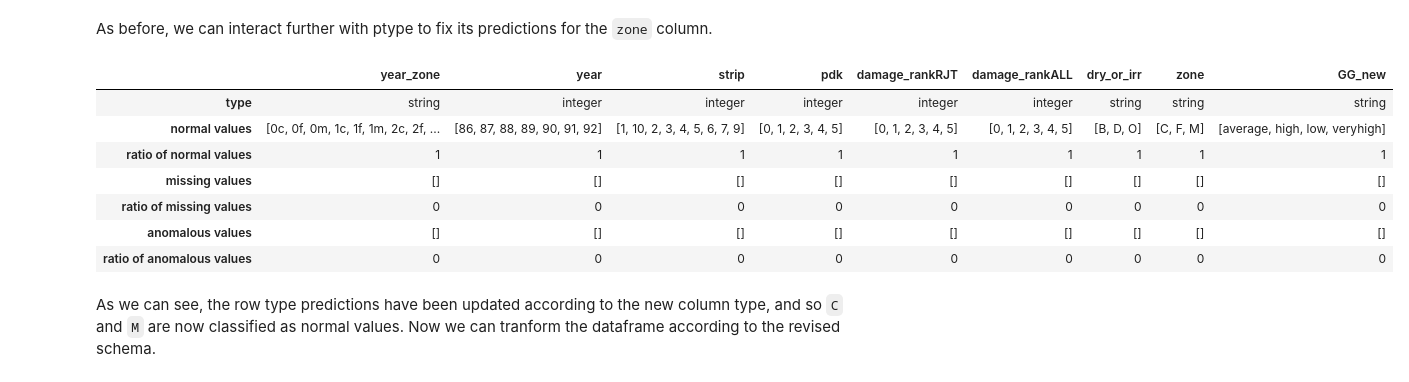
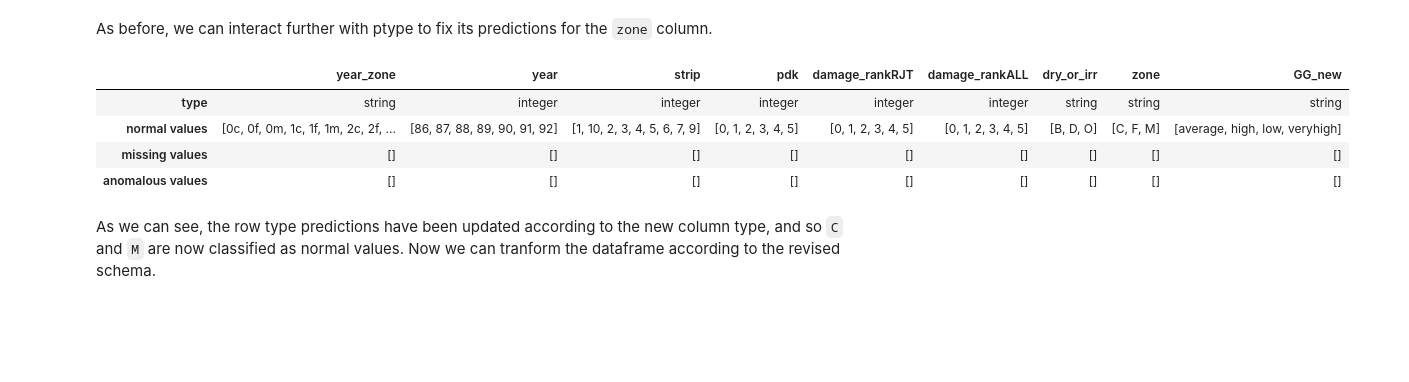
Before and after one commit to alan-turing-institute/ptype, a Jupyter notebook: notebooks/reclassify-column.ipynb, the cells around one changed output. Cells and saved outputs as stored; diff of their text form; code cells hidden in the pictures; blank space fills up the shorter version.

```diff
--- a/notebooks/reclassify-column.ipynb
+++ b/notebooks/reclassify-column.ipynb
@@ -143,16 +139,13 @@ nan
 # %% [markdown]
 As before, we can interact further with ptype to fix its predictions for the `zone` column.
 # %%
-ptype.cols['zone'].reclassify('string')
-ptype.show_schema()
+schema.cols['zone'].reclassify('string')
+schema.show()
 # %% [output]
 |  | year_zone | year | strip | pdk | damage_rankRJT | damage_rankALL | dry_or_irr | zone | GG_new |
 | type | string | integer | integer | integer | integer | integer | string | string | string |
 | normal values | [0c, 0f, 0m, 1c, 1f, 1m, 2c, 2f, ... | [86, 87, 88, 89, 90, 91, 92] | [1, 10, 2, 3, 4, 5, 6, 7, 9] | [0, 1, 2, 3, 4, 5] | [0, 1, 2, 3, 4, 5] | [0, 1, 2, 3, 4, 5] | [B, D, O] | [C, F, M] | [average, high, low, veryhigh] |
-| ratio of normal values | 1 | 1 | 1 | 1 | 1 | 1 | 1 | 1 | 1 |
 | missing values | [] | [] | [] | [] | [] | [] | [] | [] | [] |
-| ratio of missing values | 0 | 0 | 0 | 0 | 0 | 0 | 0 | 0 | 0 |
 | anomalous values | [] | [] | [] | [] | [] | [] | [] | [] | [] |
-| ratio of anomalous values | 0 | 0 | 0 | 0 | 0 | 0 | 0 | 0 | 0 |
 # %% [markdown]
 As we can see, the row type predictions have been updated according to the new column type, and so `C` and `M` are now classified as normal values. Now we can tranform the dataframe according to the revised schema.
```
Also changed, not shown: parts of 8 cells of this notebook, 1 other file.
